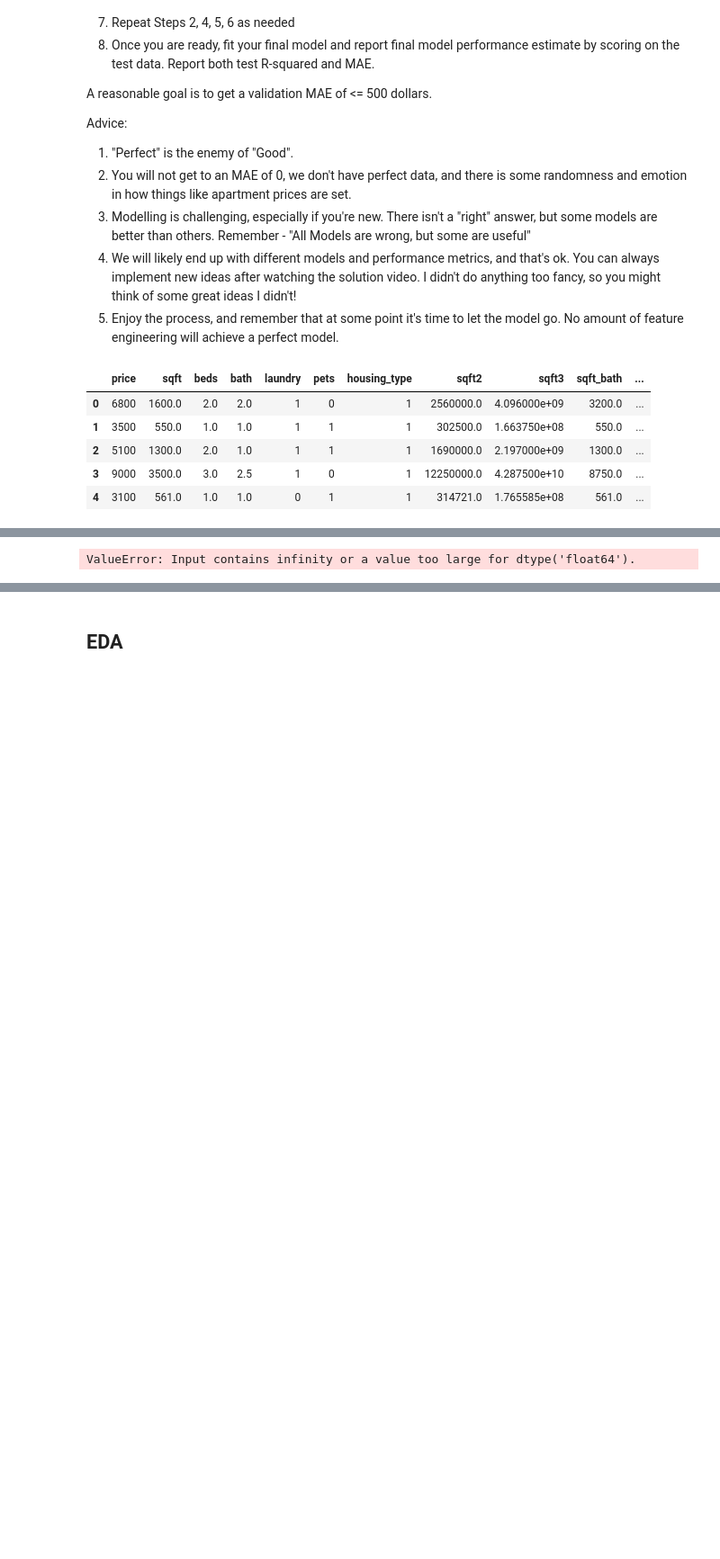
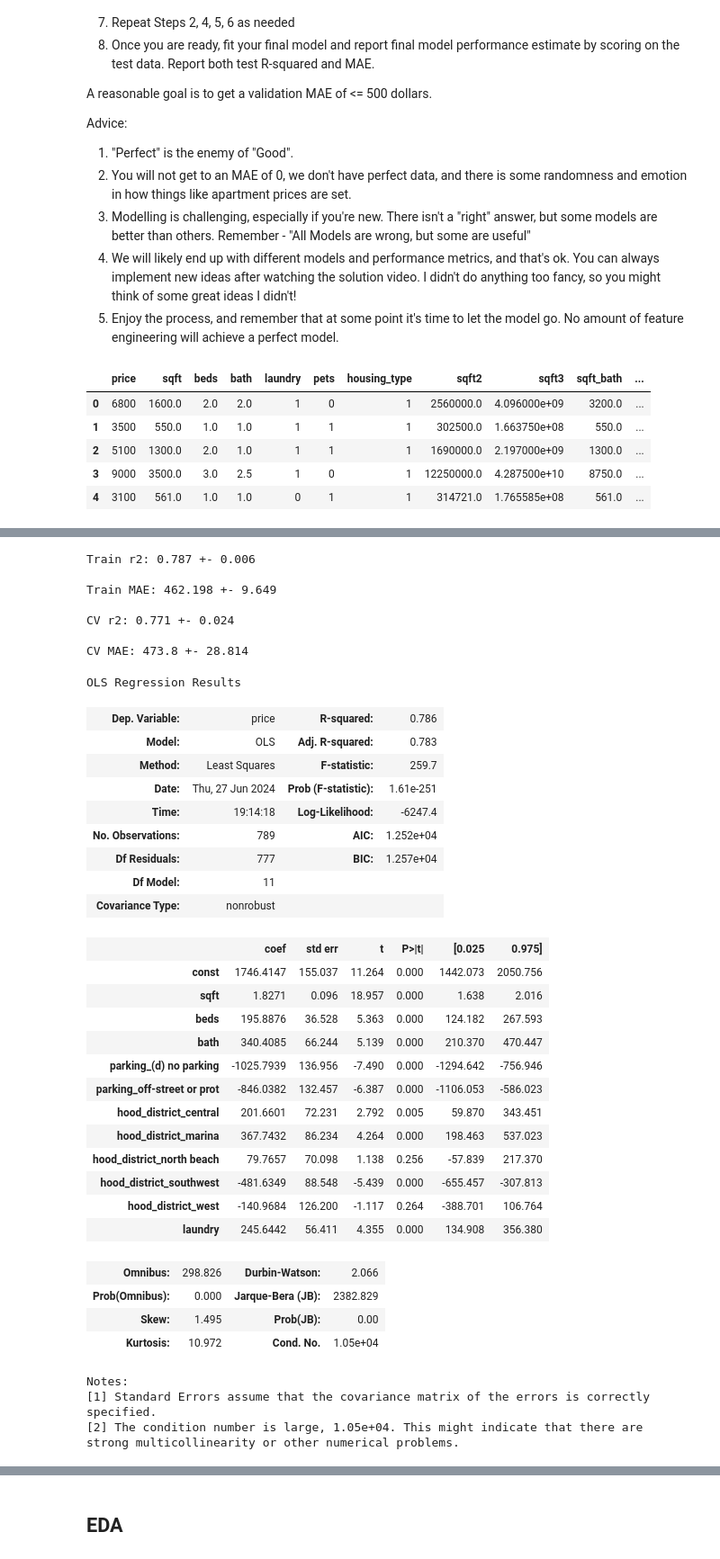
Before and after one commit to CalesSla/Statsmodels_recap, a Jupyter notebook: Regression and Forecasting U/03_regression_modelling_project.ipynb, the cells around one changed output, grey strips where cells are left out. Shown at 90% size. Cells and saved outputs as stored; diff of their text form; code cells hidden in the pictures; blank space fills up the shorter version.

```diff
--- a/Regression and Forecasting U/03_regression_modelling_project.ipynb
+++ b/Regression and Forecasting U/03_regression_modelling_project.ipynb
@@ -129,42 +129,79 @@ for train_ind, val_ind in kf.split(X, y):
 
     model = sm.OLS(y_train, X_train).fit()
     tr_preds = model.predict(X_train)
     val_preds = model.predict(X_val)
 
     tr_preds_orig = np.exp(tr_preds)
     y_tr_orig = np.exp(y_train)
     val_preds_orig = np.exp(val_preds)
     y_val_orig = np.exp(y_val)
 
 
-    # tr_r2s.append(r2(y_train, tr_preds))
-    # tr_maes.append(mae(y_train, tr_preds))
-    # val_r2s.append(r2(y_val, val_preds))
-    # val_maes.append(mae(y_val, val_preds))
+    tr_r2s.append(r2(y_train, tr_preds))
+    tr_maes.append(mae(y_train, tr_preds))
+    val_r2s.append(r2(y_val, val_preds))
+    val_maes.append(mae(y_val, val_preds))
 
-    tr_r2s.append(r2(y_tr_orig, tr_preds_orig))
-    tr_maes.append(mae(y_tr_orig, tr_preds_orig))
-    val_r2s.append(r2(y_val_orig, val_preds_orig))
-    val_maes.append(mae(y_val_orig, val_preds_orig))
+    # tr_r2s.append(r2(y_tr_orig, tr_preds_orig))
+    # tr_maes.append(mae(y_tr_orig, tr_preds_orig))
+    # val_r2s.append(r2(y_val_orig, val_preds_orig))
+    # val_maes.append(mae(y_val_orig, val_preds_orig))
 
 
 # print("Train R2s: ", [round(x, 3) for x in tr_r2s])
 print(f"Train r2: {round(np.mean(tr_r2s), 3)} +- {round(np.std(tr_r2s), 3)}")
 print()
 # print("Train MAEs: ", [round(x, 3) for x in tr_maes])
 print(f"Train MAE: {round(np.mean(tr_maes), 3)} +- {round(np.std(tr_maes), 3)}")
 print()
 
 # print("Val R2s: ", [round(x, 3) for x in val_r2s])
 print(f"CV r2: {round(np.mean(val_r2s), 3)} +- {round(np.std(val_r2s), 3)}")
 print()
 # print("Val MAEs: ", [round(x, 3) for x in val_maes])
 print(f"CV MAE: {round(np.mean(val_maes), 3)} +- {round(np.std(val_maes), 3)}")
 
 model = sm.OLS(y, X).fit()
 model.summary()
 # %% [output]
-ValueError: Input contains infinity or a value too large for dtype('float64').
+Train r2: 0.787 +- 0.006
+
+Train MAE: 462.198 +- 9.649
+
+CV r2: 0.771 +- 0.024
+
+CV MAE: 473.8 +- 28.814
+OLS Regression Results
+| Dep. Variable: | price | R-squared: | 0.786 |
+| Model: | OLS | Adj. R-squared: | 0.783 |
+| Method: | Least Squares | F-statistic: | 259.7 |
+| Date: | Thu, 27 Jun 2024 | Prob (F-statistic): | 1.61e-251 |
+| Time: | 19:14:18 | Log-Likelihood: | -6247.4 |
+| No. Observations: | 789 | AIC: | 1.252e+04 |
+| Df Residuals: | 777 | BIC: | 1.257e+04 |
+| Df Model: | 11 |  |  |
+| Covariance Type: | nonrobust |  |  |
+|  | coef | std err | t | P>|t| | [0.025 | 0.975] |
+| const | 1746.4147 | 155.037 | 11.264 | 0.000 | 1442.073 | 2050.756 |
+| sqft | 1.8271 | 0.096 | 18.957 | 0.000 | 1.638 | 2.016 |
+| beds | 195.8876 | 36.528 | 5.363 | 0.000 | 124.182 | 267.593 |
+| bath | 340.4085 | 66.244 | 5.139 | 0.000 | 210.370 | 470.447 |
+| parking_(d) no parking | -1025.7939 | 136.956 | -7.490 | 0.000 | -1294.642 | -756.946 |
+| parking_off-street or prot | -846.0382 | 132.457 | -6.387 | 0.000 | -1106.053 | -586.023 |
+| hood_district_central | 201.6601 | 72.231 | 2.792 | 0.005 | 59.870 | 343.451 |
+| hood_district_marina | 367.7432 | 86.234 | 4.264 | 0.000 | 198.463 | 537.023 |
+| hood_district_north beach | 79.7657 | 70.098 | 1.138 | 0.256 | -57.839 | 217.370 |
+| hood_district_southwest | -481.6349 | 88.548 | -5.439 | 0.000 | -655.457 | -307.813 |
+| hood_district_west | -140.9684 | 126.200 | -1.117 | 0.264 | -388.701 | 106.764 |
+| laundry | 245.6442 | 56.411 | 4.355 | 0.000 | 134.908 | 356.380 |
+| Omnibus: | 298.826 | Durbin-Watson: | 2.066 |
+| Prob(Omnibus): | 0.000 | Jarque-Bera (JB): | 2382.829 |
+| Skew: | 1.495 | Prob(JB): | 0.00 |
+| Kurtosis: | 10.972 | Cond. No. | 1.05e+04 |
+Notes:
+[1] Standard Errors assume that the covariance matrix of the errors is correctly specified.
+[2] The condition number is large, 1.05e+04. This might indicate that there are
+strong multicollinearity or other numerical problems.
 # %%
 influence = model.get_influence()
 inf_summary_df = influence.summary_frame()
```
Also changed, not shown: parts of 7 cells of this notebook.
